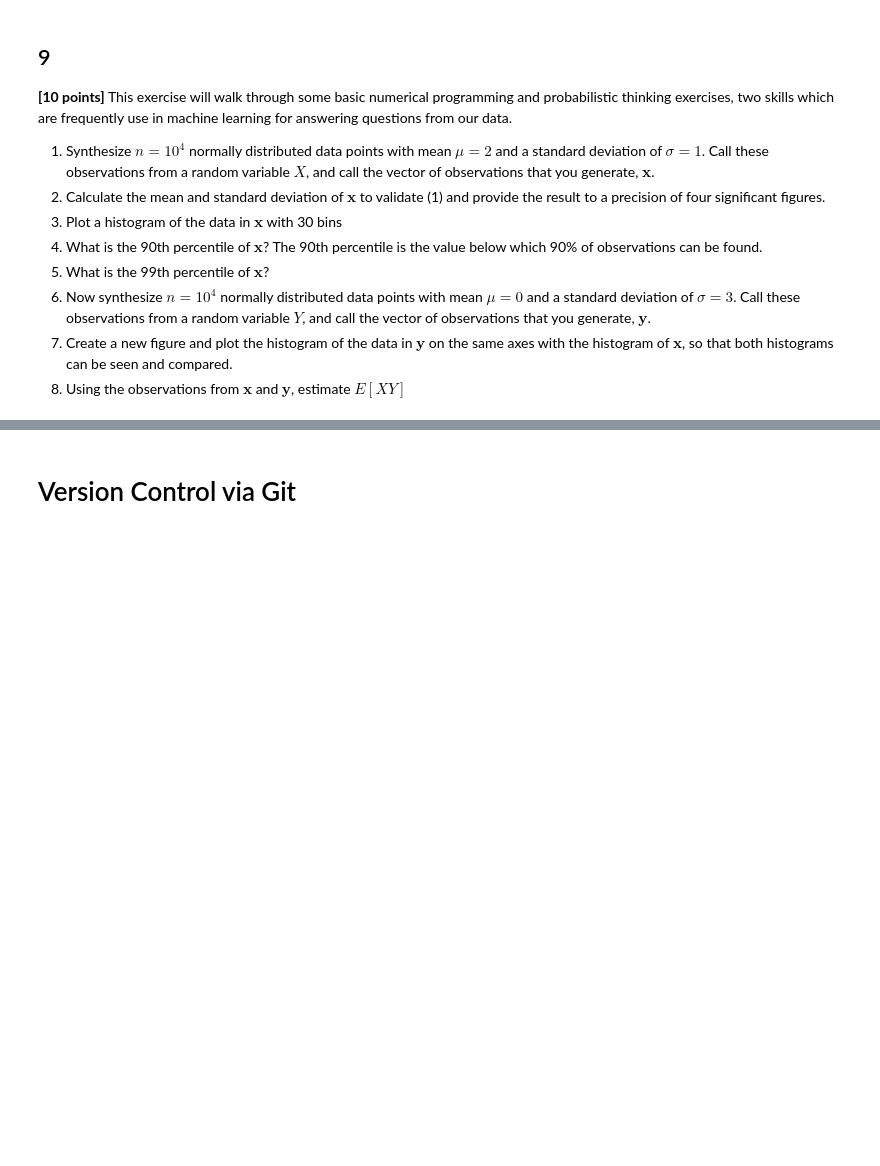
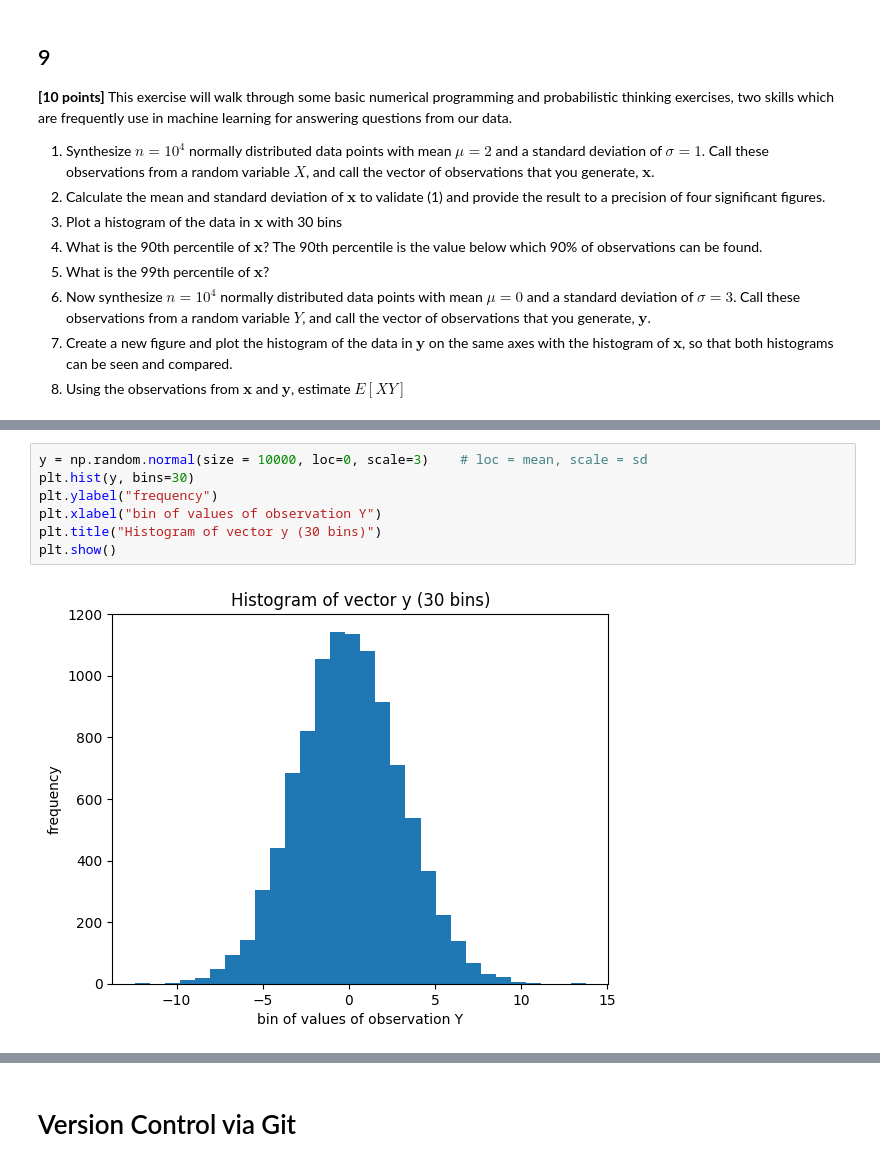
Before and after one commit to bw123111/MLcourse2025, a Jupyter notebook: assignments/Assignment_1.ipynb, the cells around one changed output, grey strips where cells are left out. Drawn from its saved outputs; the diff is of its cells as text; blank space fills up the shorter version.

```diff
--- a/assignments/Assignment_1.ipynb
+++ b/assignments/Assignment_1.ipynb
@@ -474,0 +497,9 @@ The vectorized code is 331.9534 times faster than the nonvectorized code.
+# %%
+y = np.random.normal(size = 10000, loc=0, scale=3)    # loc = mean, scale = sd
+plt.hist(y, bins=30)
+plt.ylabel("frequency")
+plt.xlabel("bin of values of observation Y")
+plt.title("Histogram of vector y (30 bins)")
+plt.show()
+# %% [output]
+[figure, added]
```
Also changed, not shown: parts of 9 cells of this notebook.
